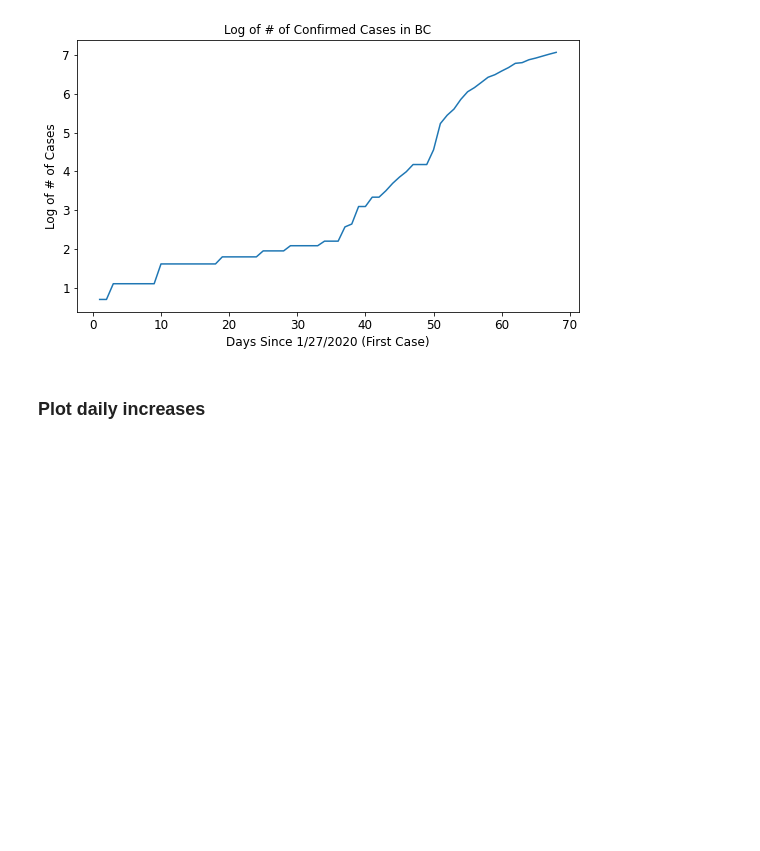
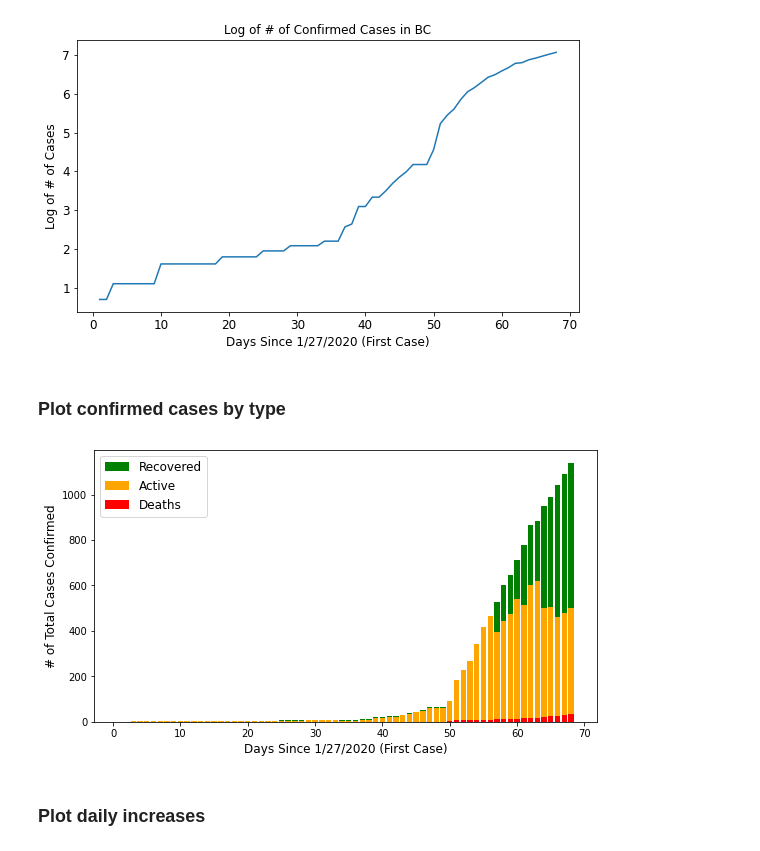
Before and after one commit to valarao/bc-covid-visualizations, a Jupyter notebook: BC COVID-19 Visualizations.ipynb, the cells around one changed output. Saved outputs shown, nothing was run; the diff lists cells and outputs as text; code cells hidden in the pictures; blank space fills up the shorter version.

Commit message:
Plot Confirmed Cases by Type

```diff
--- a/BC COVID-19 Visualizations.ipynb
+++ b/BC COVID-19 Visualizations.ipynb
@@ -74,6 +74,17 @@ def plot_total_cases(useLog=False, active=False):
     plt.ylabel(yLabel, size=12)
     plt.xticks(size=12)
     plt.yticks(size=12)
+    plt.show()
+
+def plot_cases_by_type():
+    f, ax = plt.subplots(figsize=(9,5))
+    day_count = merged_df['DayCount'].values
+    plt.bar(day_count, merged_df['total_recovered'].values, bottom=merged_df['total_active'], color='green')
+    plt.bar(day_count, merged_df['total_active'].values, bottom=merged_df['total_deaths'], color='orange')
+    plt.bar(day_count, merged_df['total_deaths'].values, color='red')
+    plt.legend(['Recovered', 'Active', 'Deaths'], prop={'size': 12})
+    plt.xlabel('Days Since 1/27/2020 (First Case)', size=12)
+    plt.ylabel('# of Total Cases Confirmed', size=12)
     plt.show()
 
 def plot_daily_increases():
@@ -174,6 +185,12 @@ plot_total_cases()
 plot_total_cases(useLog=True)
 # %% [output]
 [figure]
+# %% [markdown]
+### Plot confirmed cases by type
+# %%
+plot_cases_by_type()
+# %% [output]
+[figure, added]
 # %% [markdown]
 ### Plot daily increases
 # %%
```
